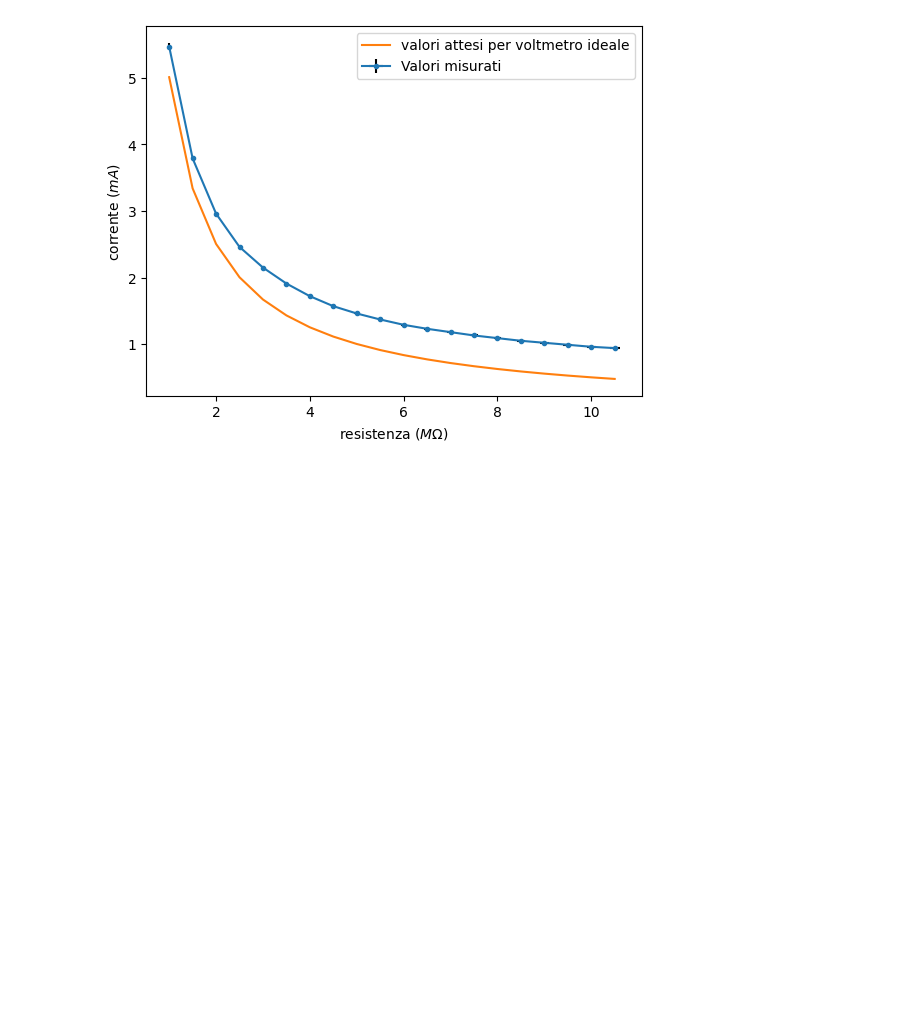
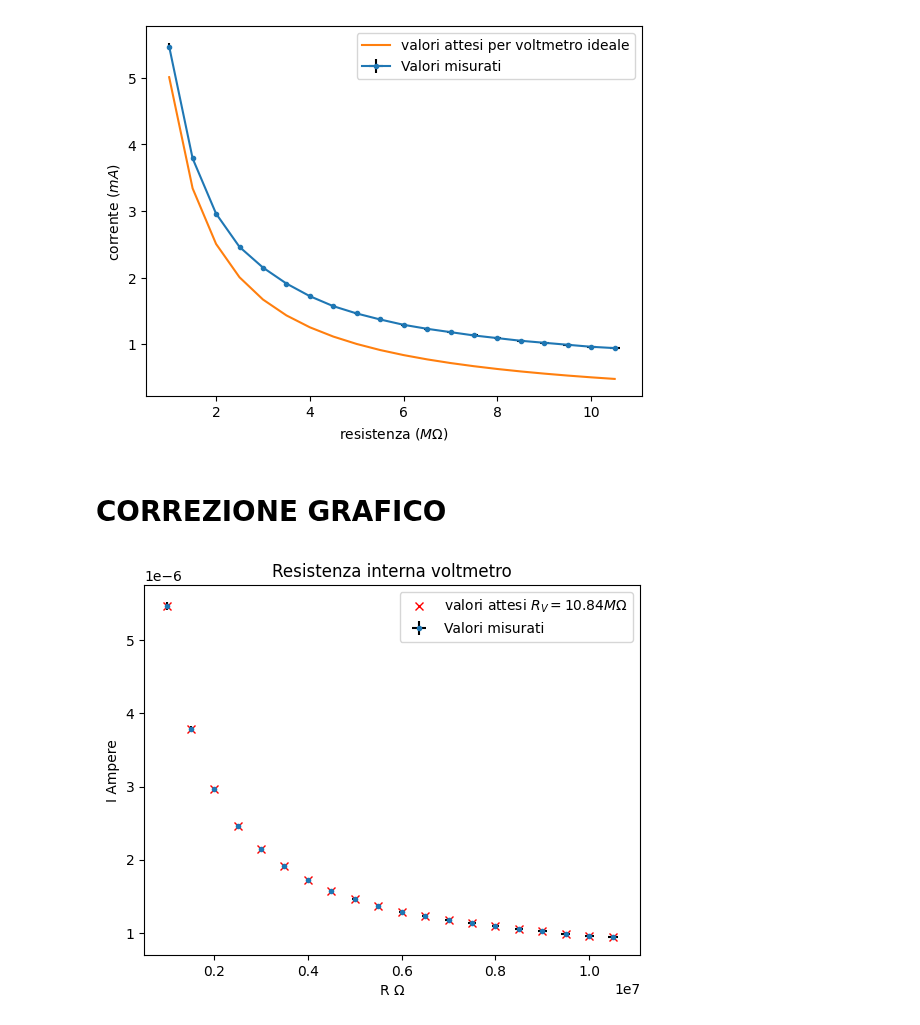
Before and after one commit to CarminatiGiovanni/LaboratorioFisica2, a Jupyter notebook: 20240307circuiti1/voltmetro.ipynb, the cells around one changed output. Cells and saved outputs as stored; diff of their text form; code cells hidden in the pictures; blank space fills up the shorter version.

Commit message:
voltmetro update

```diff
--- a/20240307circuiti1/voltmetro.ipynb
+++ b/20240307circuiti1/voltmetro.ipynb
@@ -20,11 +20,11 @@ dir_path = os.path.abspath('')
 FILE = dir_path + '/data/' + 'voltmetro.csv'
 fr = pd.read_csv(FILE)
 
-R = np.array(fr['R(MOHM)']) * 10**6 #megaOHM # - 0.2 ohm non necessario
+R = np.array(fr['R(MOHM)']) * (10**6) #megaOHM # - 0.2 ohm non necessario
 sigmaRpercent = 0.01 # 1%
 sigmaR = R*sigmaRpercent
 
-I = np.array(fr['uA']) * 10**-6 #microAmpere
+I = np.array(fr['uA']) * (10**-6) #microAmpere
 sigmaIpercent = 0.01 # 1%
 sigmaI = I*sigmaIpercent
 
@@ -85,3 +91,46 @@ plt.show()
 [ 1.   1.5  2.   2.5  3.   3.5  4.   4.5  5.   5.5  6.   6.5  7.   7.5
   8.   8.5  9.   9.5 10.  10.5]
 [figure]
+# %% [markdown]
+# CORREZIONE GRAFICO
+# %%
+import pandas as pd
+import numpy as np
+from matplotlib import pyplot as plt
+import os
+import sys
+
+dir_path = os.path.abspath('')
+sys.path.append(dir_path + '/../')
+
+from interpolazione import Interpolazione
+
+dir_path = os.path.abspath('')
+FILE = dir_path + '/data/' + 'voltmetro.csv'
+fr = pd.read_csv(FILE)
+
+R = np.array(fr['R(MOHM)']) * (10**6) #megaOHM # - 0.2 ohm non necessario
+sigmaRpercent = 0.01 # 1%
+sigmaR = R*sigmaRpercent
+
+I = np.array(fr['uA']) * (10**-6) #microAmpere
+sigmaIpercent = 0.01 # 1%
+sigmaI = I*sigmaIpercent
+
+V = 5.01 # mantenuta costante
+sigmaVpercent = 0.01 # 1%
+sigmaV = V*sigmaVpercent
+# %%
+req = 1/(1/Rv + 1/R)
+# sigmaReq = np.sqrt((sigmaR**2)/(R**4) + (sigmaRv**2)/(Rv**4))
+i = V/req
+# sigmai = np.sqrt((sigmaV/V)**2 + (sigmaReq/req)**2)
+plt.plot(R,i,label='valori attesi $R_V = 10.84M\Omega$',color='red',marker='x',linestyle='None')
+plt.errorbar(R,I,xerr=sigmaR,yerr=sigmaI,label='Valori misurati',marker='.',ecolor='black',linestyle='None')
+plt.title('Resistenza interna voltmetro')
+plt.xlabel('R $\Omega$')
+plt.ylabel('I Ampere')
+plt.legend()
+plt.show()
+# %% [output]
+[figure, added]
```
Also changed, not shown: parts of 2 cells of this notebook, 1 other file.
